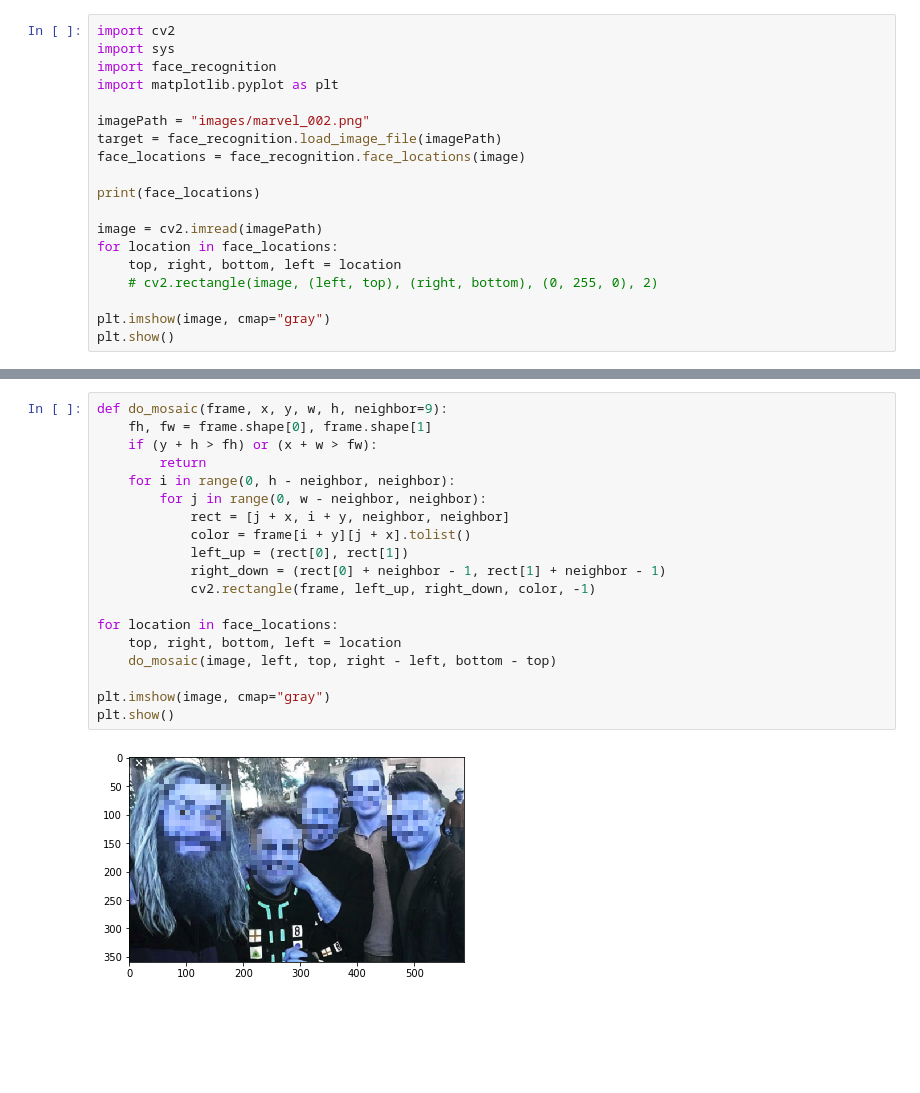
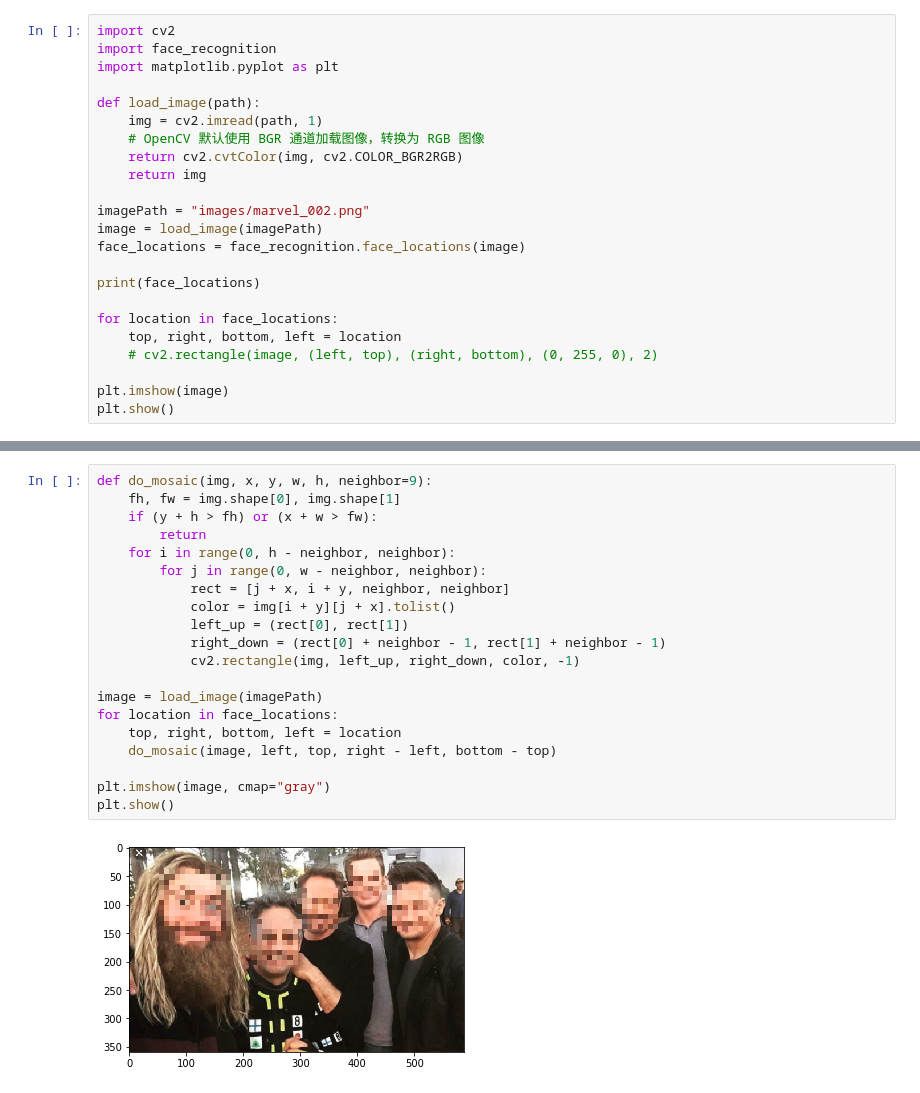
Before and after one commit to liuguangqiang/TensorFlowStudying, a Jupyter notebook: src/com.guangqiang/face-recognition/face-detection/face-detect.ipynb, the cells around one changed output, grey strips where cells are left out. Saved outputs shown, nothing was run; the diff lists cells and outputs as text; blank space fills up the shorter version.

```diff
--- a/src/com.guangqiang/face-recognition/face-detection/face-detect.ipynb
+++ b/src/com.guangqiang/face-recognition/face-detection/face-detect.ipynb
@@ -1,21 +1,25 @@
 # %%
 import cv2
-import sys
 import face_recognition
 import matplotlib.pyplot as plt
 
+def load_image(path):
+    img = cv2.imread(path, 1)
+    # OpenCV 默认使用 BGR 通道加载图像，转换为 RGB 图像
+    return cv2.cvtColor(img, cv2.COLOR_BGR2RGB)
+    return img
+
 imagePath = "images/marvel_002.png"
-target = face_recognition.load_image_file(imagePath)
+image = load_image(imagePath)
 face_locations = face_recognition.face_locations(image)
 
 print(face_locations)
 
-image = cv2.imread(imagePath)
 for location in face_locations:
     top, right, bottom, left = location
     # cv2.rectangle(image, (left, top), (right, bottom), (0, 255, 0), 2)
 
-plt.imshow(image, cmap="gray")
+plt.imshow(image)
 plt.show()
 # %% [output]
 [(126, 305, 216, 215), (66, 534, 156, 444), (72, 370, 146, 295), (32, 446, 94, 384), (39, 182, 168, 53)]
@@ -23,21 +27,22 @@ plt.show()
 # %%
-def do_mosaic(frame, x, y, w, h, neighbor=9):
-    fh, fw = frame.shape[0], frame.shape[1]
+def do_mosaic(img, x, y, w, h, neighbor=9):
+    fh, fw = img.shape[0], img.shape[1]
     if (y + h > fh) or (x + w > fw):
         return
     for i in range(0, h - neighbor, neighbor):
         for j in range(0, w - neighbor, neighbor):
             rect = [j + x, i + y, neighbor, neighbor]
-            color = frame[i + y][j + x].tolist()
+            color = img[i + y][j + x].tolist()
             left_up = (rect[0], rect[1])
             right_down = (rect[0] + neighbor - 1, rect[1] + neighbor - 1)
-            cv2.rectangle(frame, left_up, right_down, color, -1)
+            cv2.rectangle(img, left_up, right_down, color, -1)
 
+image = load_image(imagePath)
 for location in face_locations:
     top, right, bottom, left = location
     do_mosaic(image, left, top, right - left, bottom - top)
 
 plt.imshow(image, cmap="gray")
 plt.show()
 # %% [output]
-[figure, old version]
+[figure, new version]
```
Also changed, not shown: parts of 1 cell of this notebook.
